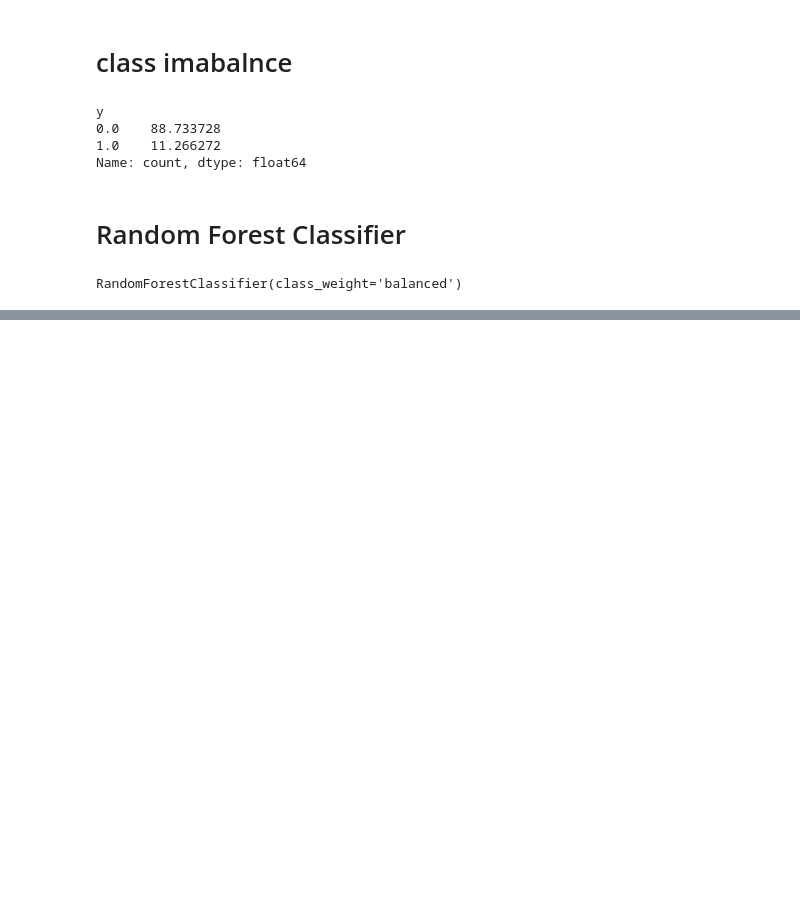
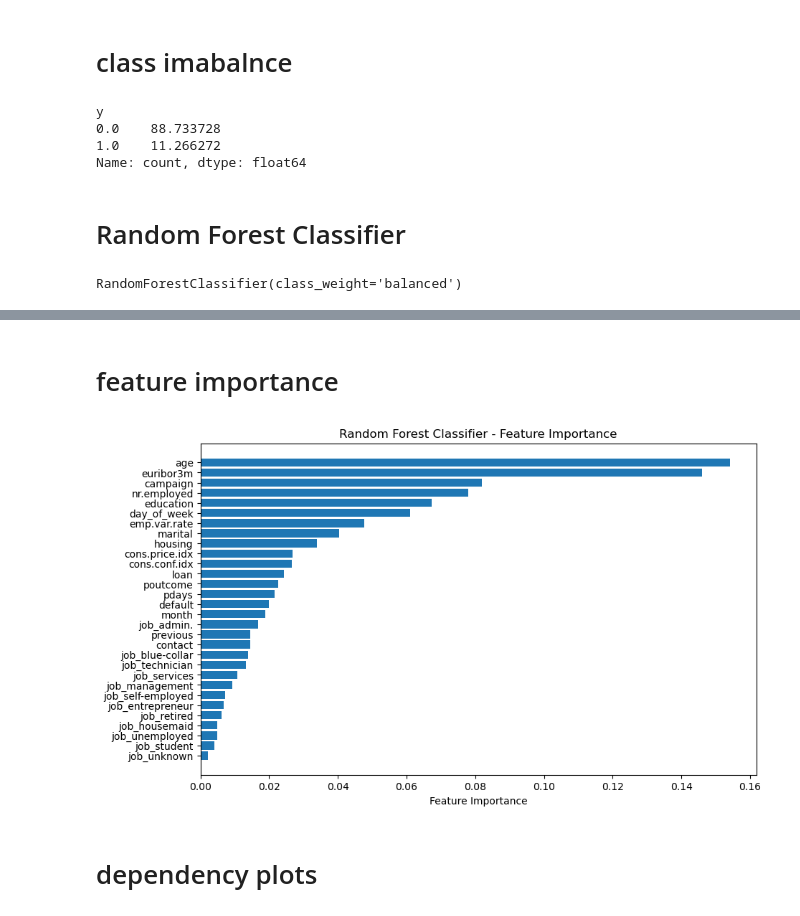
Before and after one commit to vivaswanjinturkar/Logistic-regression, a Jupyter notebook: Random_forest.ipynb, the cells around one changed output, grey strips where cells are left out. Drawn from its saved outputs; the diff is of its cells as text; code cells hidden in the pictures; blank space fills up the shorter version.

```diff
--- a/Random_forest.ipynb
+++ b/Random_forest.ipynb
@@ -706,0 +707,22 @@ array([[10110,  1948],
+# %% [markdown]
+# feature importance
+# %%
+feature_importances = rfc.feature_importances_
+
+# Get feature names (assuming X_train is a DataFrame)
+feature_names = X_train.columns
+
+# Sort indices by importance
+indices = feature_importances.argsort()
+
+# Plotting
+plt.figure(figsize=(10, 6))
+plt.barh(range(len(indices)), feature_importances[indices], align="center")
+plt.yticks(range(len(indices)), [feature_names[i] for i in indices])
+plt.xlabel("Feature Importance")
+plt.title("Random Forest Classifier - Feature Importance")
+plt.show()
+# %% [output]
+[figure, added]
+# %% [markdown]
+# dependency plots
```
Also changed, not shown: parts of 11 cells of this notebook.
